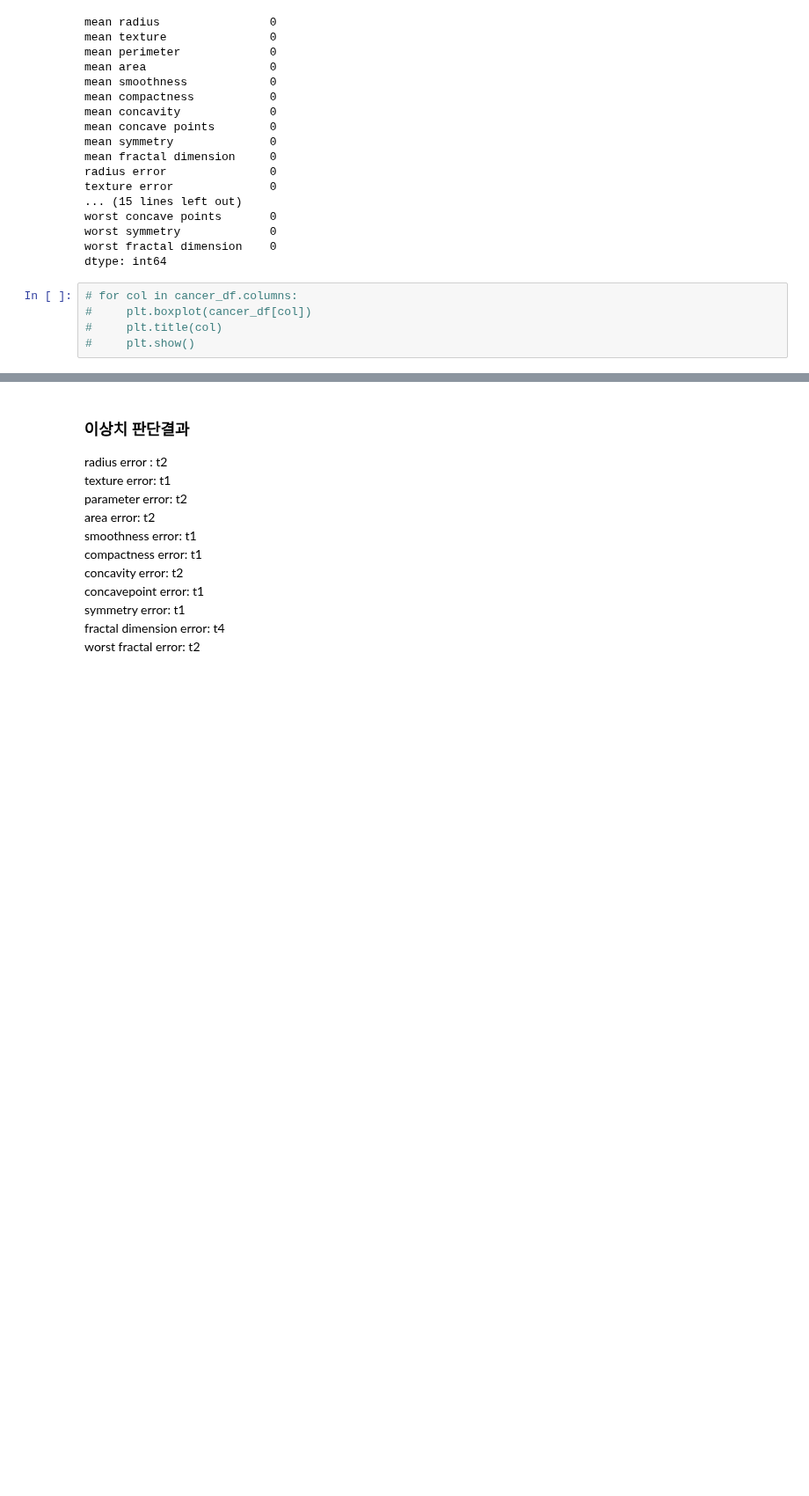
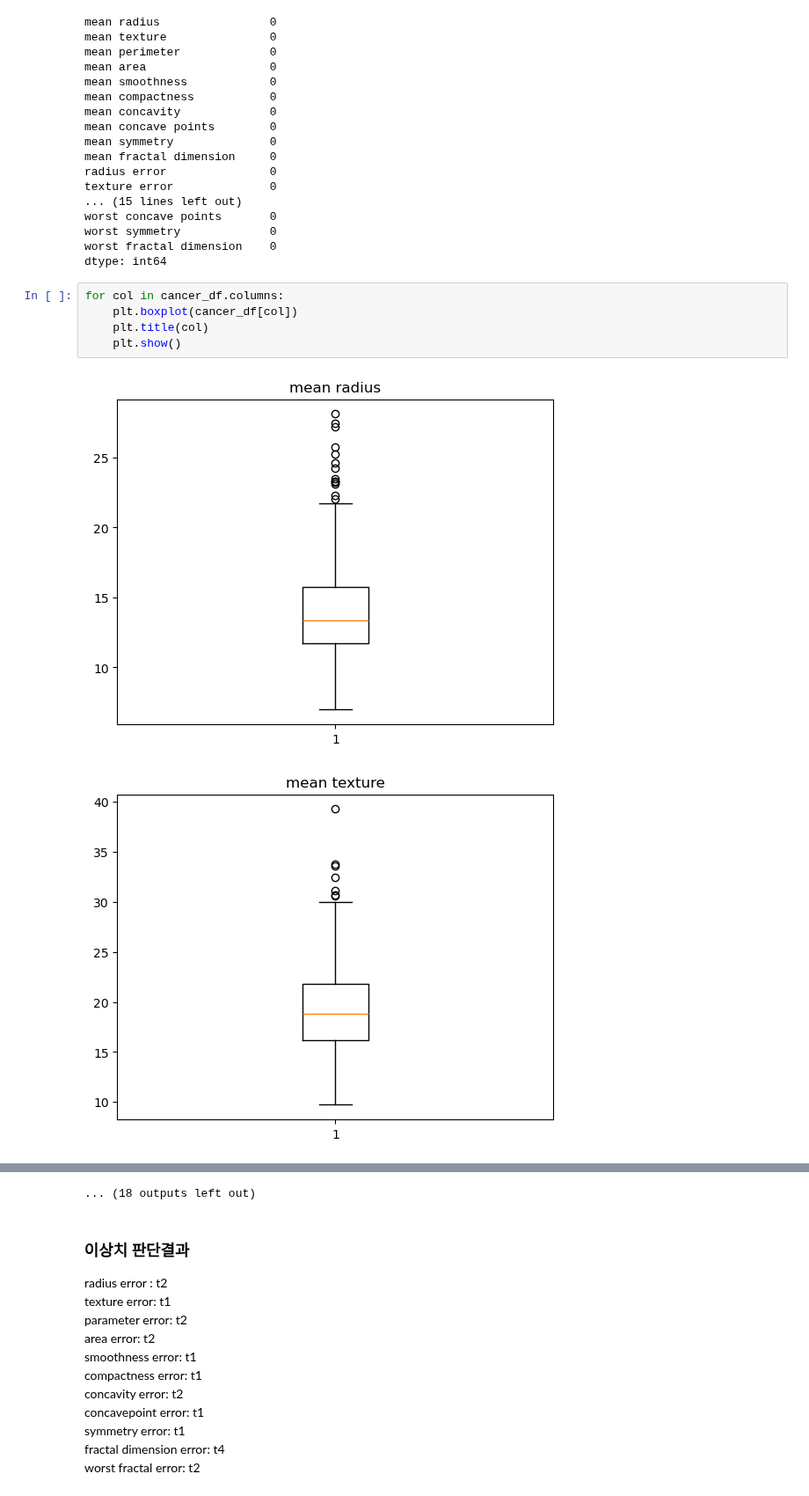
Before and after one commit to Clear-head/hipython_repo, a Jupyter notebook: 41_kmeans.ipynb, the cells around one changed output, grey strips where cells are left out. Shown at 88% size. Cells and saved outputs as stored; diff of their text form; blank space fills up the shorter version.

```diff
--- a/41_kmeans.ipynb
+++ b/41_kmeans.ipynb
@@ -289,7 +289,10 @@ worst symmetry             0
 worst fractal dimension    0
 dtype: int64
 # %%
-# for col in cancer_df.columns:
-#     plt.boxplot(cancer_df[col])
-#     plt.title(col)
-#     plt.show()
+for col in cancer_df.columns:
+    plt.boxplot(cancer_df[col])
+    plt.title(col)
+    plt.show()
+# %% [output]
+[figure, added]
+[figure, added]
@@ -296,3 +309,4 @@ dtype: int64
+... (18 outputs left out)
 # %% [markdown]
 ### 이상치 판단결과
 radius error : t2
```
Also changed, not shown: parts of 6 cells of this notebook.
